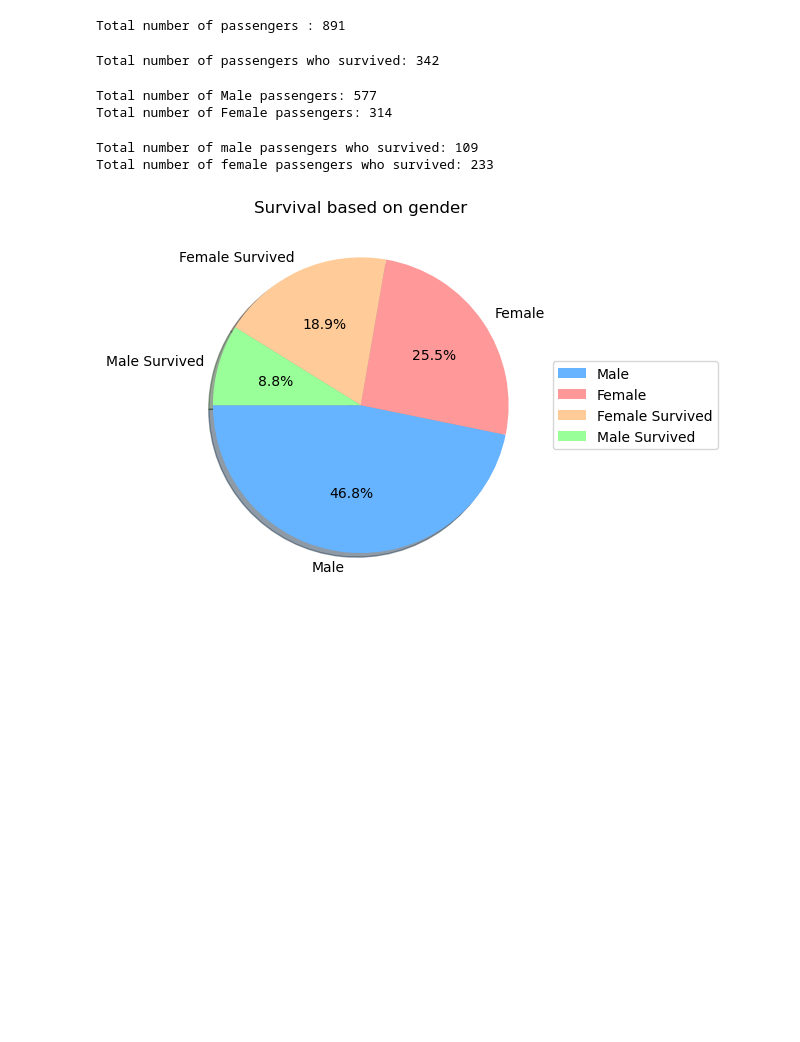
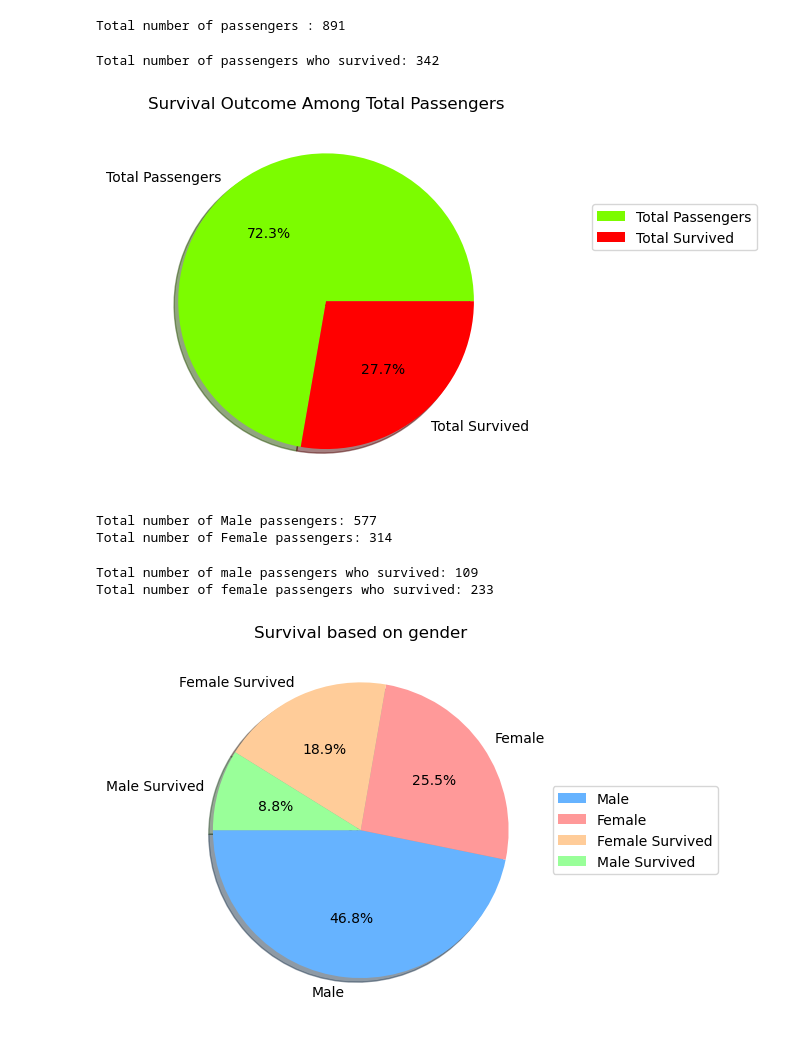
Before and after one commit to shiffa-04/Titanic-Data-set, a Jupyter notebook: Data-set.ipynb, the cells around one changed output. Drawn from its saved outputs; the diff is of its cells as text; code cells hidden in the pictures; blank space fills up the shorter version.

```diff
--- a/Data-set.ipynb
+++ b/Data-set.ipynb
@@ -26,11 +31,22 @@ print(f"Total number of passengers : {total_passenger}")
 Total number of passengers : 891
 # %%
 #-------number of passengers who survived----------
-
+import matplotlib.pyplot as plt
 survived_passen = df['Survived'].sum()
 print(f"Total number of passengers who survived: {survived_passen}")
+
+shades = ['lawngreen','red']
+data={
+    'Total Passengers' : total_passenger,
+    'Total Survived': survived_passen
+}
+plt.title("Survival Outcome Among Total Passengers")
+plt.pie(data.values(), labels=data.keys(), shadow=True, colors=shades, autopct='%2.1f%%')
+plt.legend(loc ='center left', bbox_to_anchor=(1.2,0.7))
+plt.show()
 # %% [output]
 Total number of passengers who survived: 342
+[figure, added]
 # %%
 #-------number of male passengers----------
 
```
Also changed, not shown: parts of 7 cells of this notebook.
